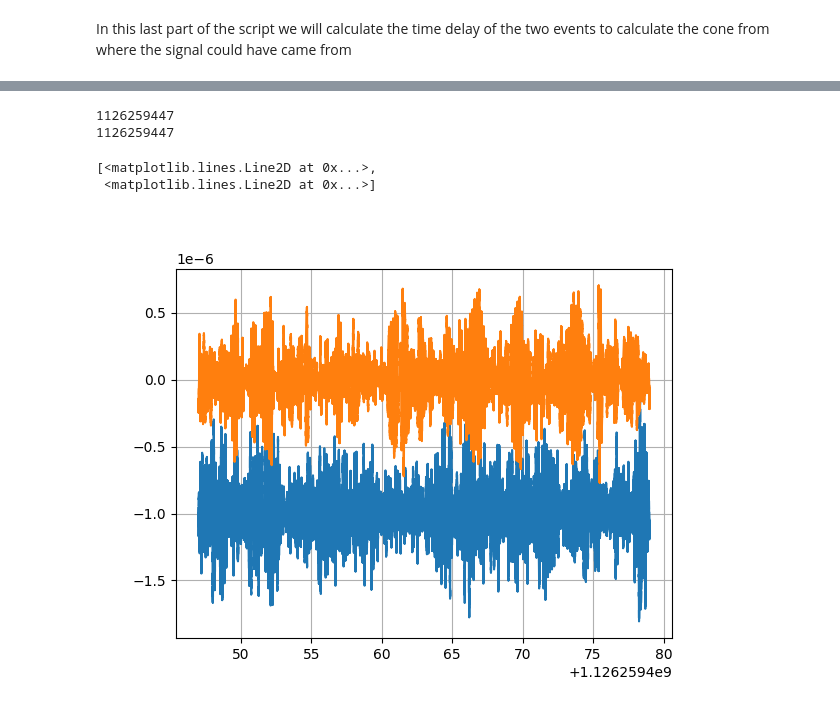
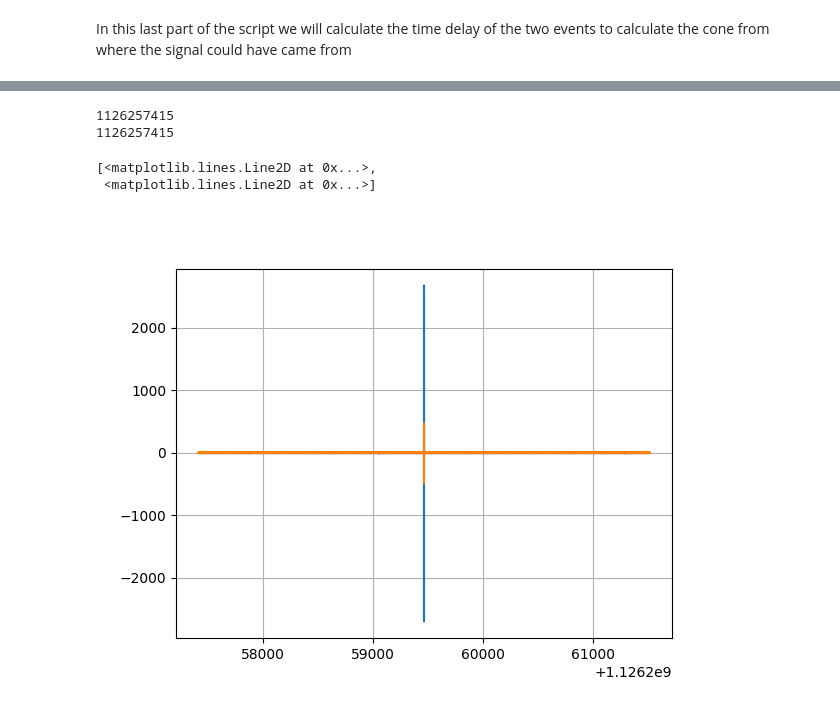
Before and after one commit to CocoMZ/PASA-P1, a Jupyter notebook: main.ipynb, the cells around one changed output, grey strips where cells are left out. Saved outputs shown, nothing was run; the diff lists cells and outputs as text; code cells hidden in the pictures.

```diff
--- a/main.ipynb
+++ b/main.ipynb
@@ -41,7 +61,7 @@ import main
 import importlib
 
 # H1
-h1 = main.SignalProcessor(name="H1-32-4K")
+h1 = main.SignalProcessor(name="H1-4096-4K")
 # %% [markdown]
 1a) Periodogram
 # %% [markdown]
@@ -259,5 +267,8 @@ The signal is non-stationary
 # %% [markdown]
 In this stage we calculate the Whitening Filter derived from the denoised _PDS_. In order to achieve this we created a FIR filter of N taps where each frequency sample takes the value of 1/(sqrt(PDS(f))). This way the filter not only flattens the noise spectrum but also normalizes it.
 # %%
-h1_W_f = h1.WhiteningFilter() # this function doesnt work with the averaged periodogram
+print(h1.K)
+print(h1.R_y_PA.shape)
+
+h1_W_f = h1.WhiteningFilter(mode="Averaging") # this function doesnt work with the averaged periodogram
 # %% [output]
@@ -279,11 +293,12 @@ h1.SaveToFile(6, 0.5)
 # %% [markdown]
 In this last part of the script we will calculate the time delay of the two events to calculate the cone from where the signal could have came from
 # %%
-L1 = main.SignalProcessor(name="L1-32-4K")
-xValues_h1, yValues_h1, N_L1 = L1.Subdataset(endTime=anomaly_time)
+L1 = main.SignalProcessor(name="L1-4096-4K")
+xValues_h1, yValues_h1, N_L1 = L1.Subdataset(startTime=start_time, endTime=anomaly_time)
 L1.WindowSubdataset()
 L1.Periodogram()
-L1.PeriodogramSmoothing(Lfactor)
+#L1.PeriodogramSmoothing(m=m)
+L1.PeriodogramAveraging(L=300, D=0.5, window='Hanning')
 l1_W_f = L1.WhiteningFilter()
 l1_result = L1.Whiten(N_L1, 0.2)
 L1.SaveToFile(6, 0.5)
@@ -319,33 +335,38 @@ L1_dset = L1.dset[()]
 H1_dset = h1.dset[()]
 
 w_f = np.fft.ifft(l1_W_f).real
 
 w_f_scaled = np.zeros(L1_dset.shape[0])
 
 start = (L1_dset.shape[0] - w_f.shape[0] ) // 2
 w_f_scaled[start:start + w_f.shape[0]] = w_f
 
 W_f_scaled = np.fft.fft(w_f_scaled)
 
 L1_dset_f = np.fft.fft(L1_dset)
 l1_filt = np.fft.ifft( L1_dset_f * W_f_scaled ).real
 
 w_f = np.fft.ifft(h1_W_f).real
 w_f_scaled = np.zeros(H1_dset.shape[0])
 start = (H1_dset.shape[0] - w_f.shape[0] ) // 2
 w_f_scaled[start:start + w_f.shape[0]] = w_f
 
+correlation = sp.correlate(L1_dset, H1_dset, mode="same")
+correlation_lags = sp.correlation_lags(L1_dset.shape[0], H1_dset.shape[0], mode="same")
+
+max_corr_idx = correlation.tolist().index(max(correlation))
+
 W_f_scaled = np.fft.fft(w_f_scaled)
 
 H1_dset_f = np.fft.fft(H1_dset)
 h1_filt = np.fft.ifft( H1_dset_f * W_f_scaled ).real
 plt.close()
 plt.figure()
 plt.grid()
 plt.plot(t_l1, l1_filt, t_h1, h1_filt*(-1))
 # %% [output]
-1126259447
-1126259447
+1126257415
+1126257415
 [<matplotlib.lines.Line2D at 0x...>,
  <matplotlib.lines.Line2D at 0x...>]
-[figure, old version]
+[figure, new version]
```
Also changed, not shown: parts of 18 cells of this notebook, 1 other file.
